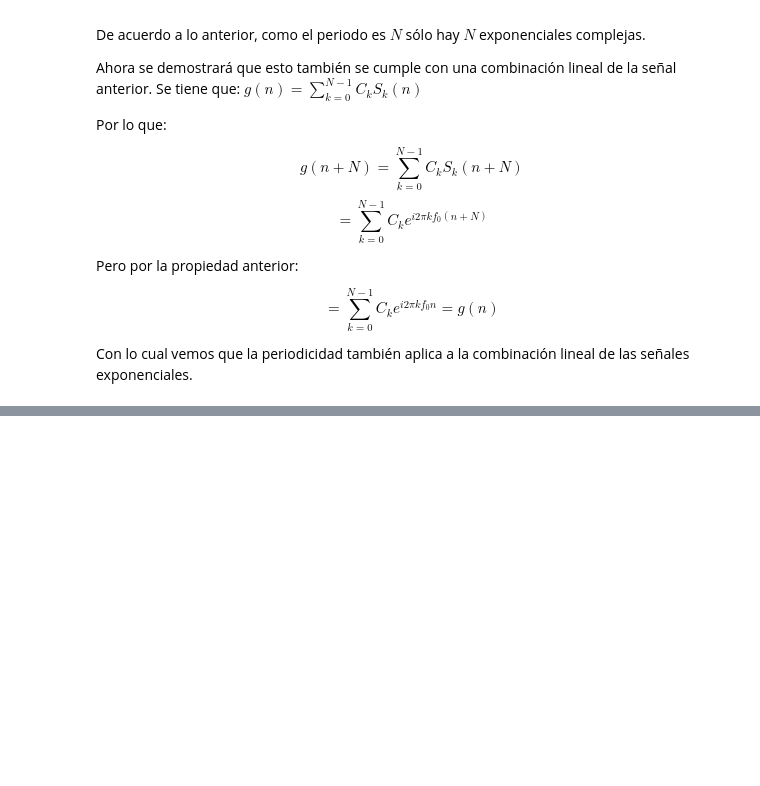
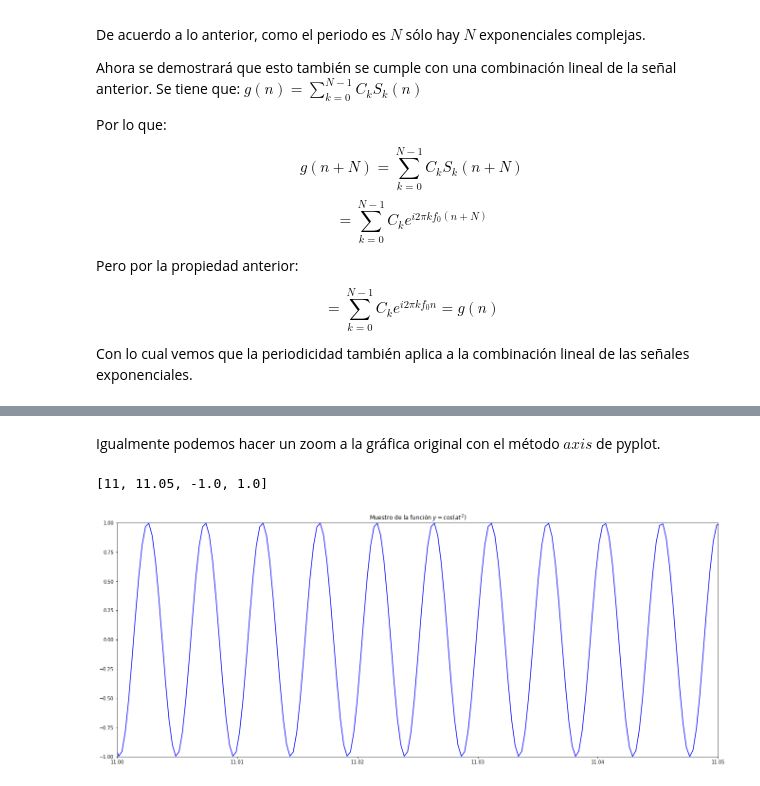
Before and after one commit to ericksav21/Maestria, a Jupyter notebook: Semestre 2/Procesamiento de señales/Tarea 5/Muestreo de una señal continua.ipynb, the cells around one changed output, grey strips where cells are left out. Cells and saved outputs as stored; diff of their text form; code cells hidden in the pictures; blank space fills up the shorter version.

```diff
--- a/Semestre 2/Procesamiento de señales/Tarea 5/Muestreo de una señal continua.ipynb
+++ b/Semestre 2/Procesamiento de señales/Tarea 5/Muestreo de una señal continua.ipynb
@@ -92,0 +96,18 @@ Text(0.5,1,'Muestro de la función $y = cos(at^2)$')
+# %% [markdown]
+Igualmente podemos hacer un zoom a la gráfica original con el método $\textit{axis}$ de pyplot.
+# %%
+a = 60.0
+b0 = 10.0
+b1 = 15.0
+t, y = create_graph(b0, b1, a)
+
+%matplotlib inline
+fig = plt.figure(figsize = (50, 20))
+ax = fig.add_subplot(221)
+
+ax.plot(t, y, 'k', color = "blue")
+ax.set_title("Muestro de la función $y = cos(at^2)$")
+ax.axis([11, 11.05, -1.0, 1.0])
+# %% [output]
+[11, 11.05, -1.0, 1.0]
+[figure, added]
```
Also changed, not shown: parts of 5 cells of this notebook, 5 other files.
